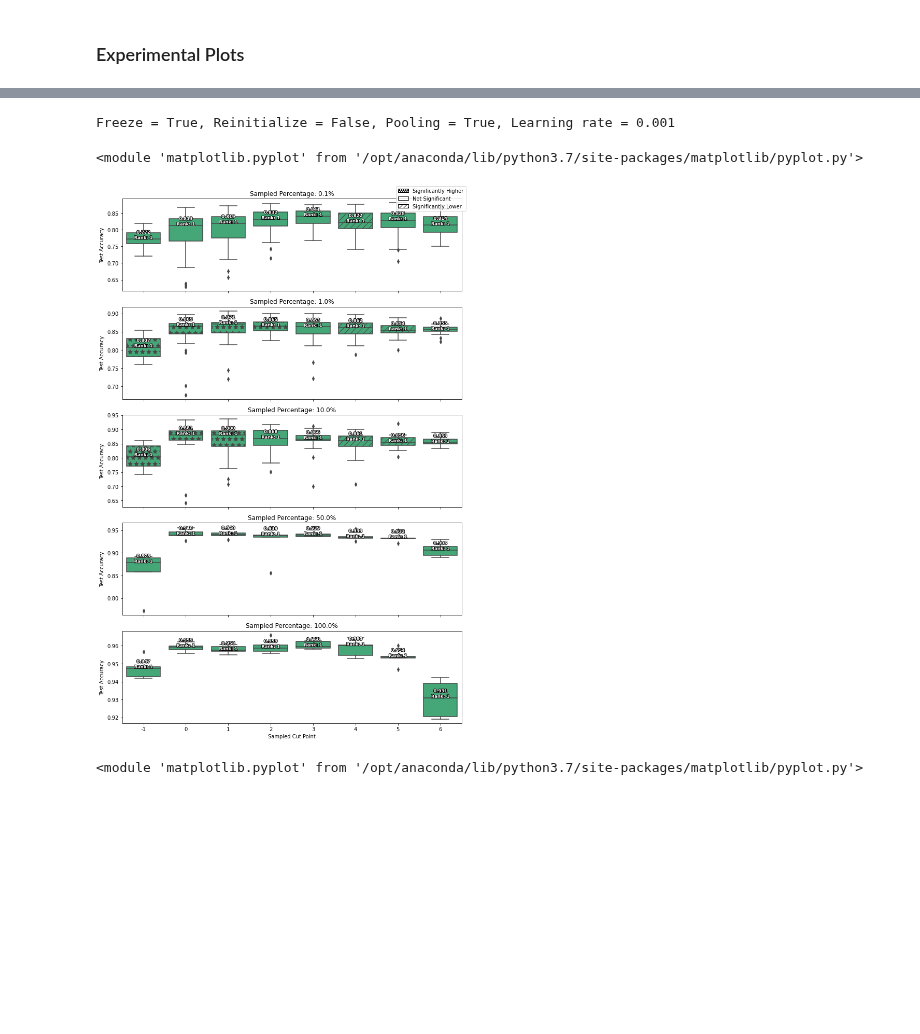
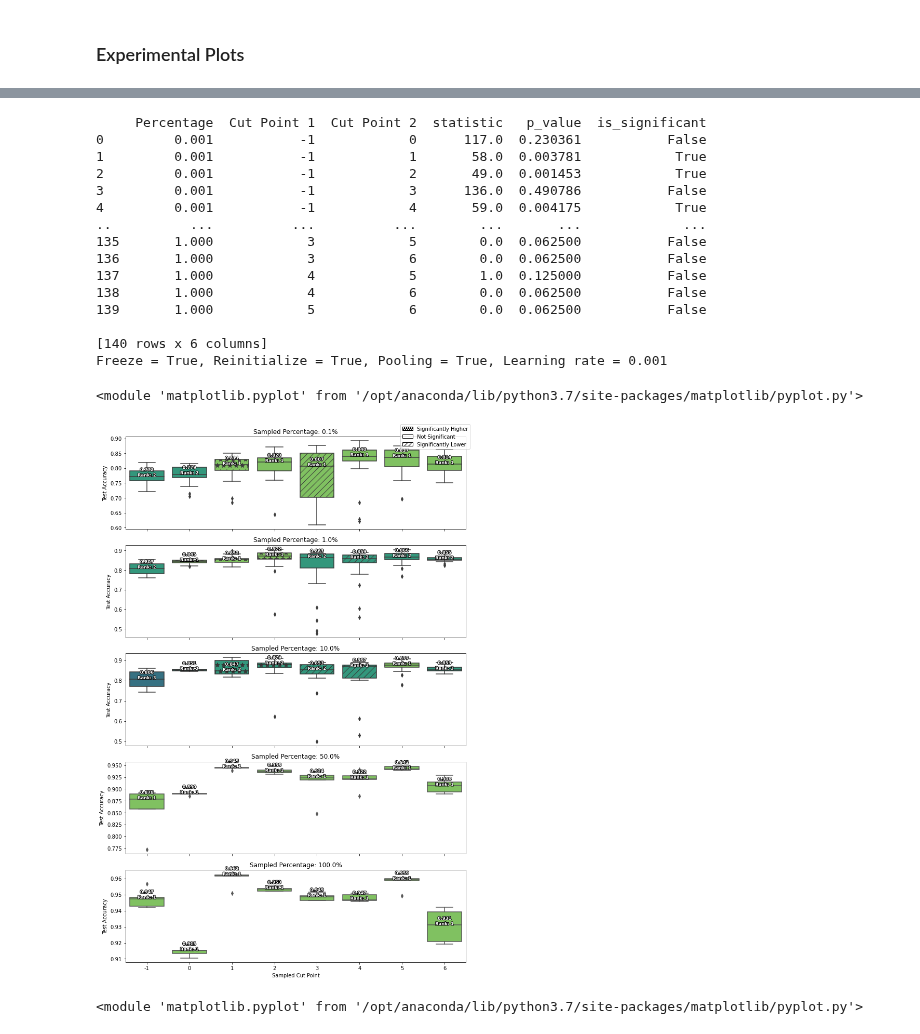
Before and after one commit to tusharmanekar/mp-tl-study, a Jupyter notebook: FashionMNIST/visualizations.ipynb, the cells around one changed output, grey strips where cells are left out. Drawn from its saved outputs; the diff is of its cells as text; code cells hidden in the pictures; blank space fills up the shorter version.

```diff
--- a/FashionMNIST/visualizations.ipynb
+++ b/FashionMNIST/visualizations.ipynb
@@ -8,12 +8,12 @@ from functions.visualization_utils import *
 ## Load Data
 # %%
 # load baselines: filename!!
-with open('results/cifarstyle_baselines_freeze_True_pool_True_default_setup.json', 'r') as f:
+with open('results/cifarstyle_baselines_freeze_True_pool_True_random.json', 'r') as f:
     baselines = json.load(f)
 baselines = baselines[1:]
 
 # load results; filename
-with open('results/cifarstyle_results_freeze_True_reinit_False_pool_True_reinitfalse.json', 'r') as f:
+with open('results/cifarstyle_fashion_random.json', 'r') as f:
     results = json.load(f)
 
 # Run this if the first element of the results is the PARAMS dict
@@ -370,6 +100,6 @@ Freeze = True, Reinitialize = False, Pooling = True, Learning rate = 0.001
 # %%
 # run statistical tests below to get the df_rankings
-_, df_rankings = pairwise_comparison(df=df_other)
+_, df_rankings = get_rankings(df=df_other)
 df_wilcoxon_pairwise = pairwise_comparison_multiple_plots(df_empirical, df_other)
 stats_empirical = df_empirical.groupby(['Percentage', 'Cut Point']).agg({
     'Test Accuracy': 'mean',  # Add more columns/statistics as needed
@@ -378,35 +108,49 @@ stats_empirical = stats_empirical.reset_index()
 stats_empirical.rename(columns={'Test Accuracy': 'Mean Test Accuracy'}, inplace=True)
 
 stats_other = df_other.groupby(['Percentage', 'Cut Point']).agg({
     'Test Accuracy': 'mean',  # Add more columns/statistics as needed
 })
 stats_other = stats_other.reset_index()
 stats_other.rename(columns={'Test Accuracy': 'Mean Test Accuracy'}, inplace=True)
 # create df_rankings_empirical and df_rankings_truncated, where if one is significantly different from each other we compare the mean_test_acc of both, and the one which is bigger is ranked 1, the lower is rank 3, and if they are not significantly different they ar eboth rank 2
 
 df_rankings_empirical = stats_empirical.copy()
 df_rankings_other = stats_other.copy()
 
 # in a for loop, compare the is_significant of two dataframes
 for i in range(len(df_wilcoxon_pairwise)):
     if df_wilcoxon_pairwise.iloc[i]['is_significant']:
         if stats_empirical.iloc[i]['Mean Test Accuracy'] > df_rankings_other.iloc[i]['Mean Test Accuracy']:
             df_rankings_empirical.loc[i, 'Mean Test Accuracy'] = 8
             df_rankings_other.loc[i, 'Mean Test Accuracy'] = 1
         else:
             df_rankings_empirical.loc[i, 'Mean Test Accuracy'] = 1
             df_rankings_other.loc[i, 'Mean Test Accuracy'] = 8
     else:
         df_rankings_empirical.loc[i, 'Mean Test Accuracy'] = 5
         df_rankings_other.loc[i, 'Mean Test Accuracy'] = 5
 
 df_rankings_empirical['rank'] = df_rankings_empirical['Mean Test Accuracy'].astype(int)
 df_rankings_other['rank'] = df_rankings_other['Mean Test Accuracy'].astype(int)
 box_plot(df=df_other, rank_df=df_rankings, params=params, pairwise_rank_df=df_rankings_other, pairwise=True)
 # %% [output]
-Freeze = True, Reinitialize = False, Pooling = True, Learning rate = 0.001
+     Percentage  Cut Point 1  Cut Point 2  statistic   p_value  is_significant
+0         0.001           -1            0      117.0  0.230361           False
+1         0.001           -1            1       58.0  0.003781            True
+2         0.001           -1            2       49.0  0.001453            True
+3         0.001           -1            3      136.0  0.490786           False
+4         0.001           -1            4       59.0  0.004175            True
+..          ...          ...          ...        ...       ...             ...
+135       1.000            3            5        0.0  0.062500           False
+136       1.000            3            6        0.0  0.062500           False
+137       1.000            4            5        1.0  0.125000           False
+138       1.000            4            6        0.0  0.062500           False
+139       1.000            5            6        0.0  0.062500           False
+
+[140 rows x 6 columns]
+Freeze = True, Reinitialize = True, Pooling = True, Learning rate = 0.001
 <module 'matplotlib.pyplot' from '/opt/anaconda/lib/python3.7/site-packages/matplotlib/pyplot.py'>
-[figure, old version]
+[figure, new version]
 # %%
 compare_to_baseline_line_plot(df)
 # %% [output]
```
Also changed, not shown: parts of 17 cells of this notebook, 47 other files.
